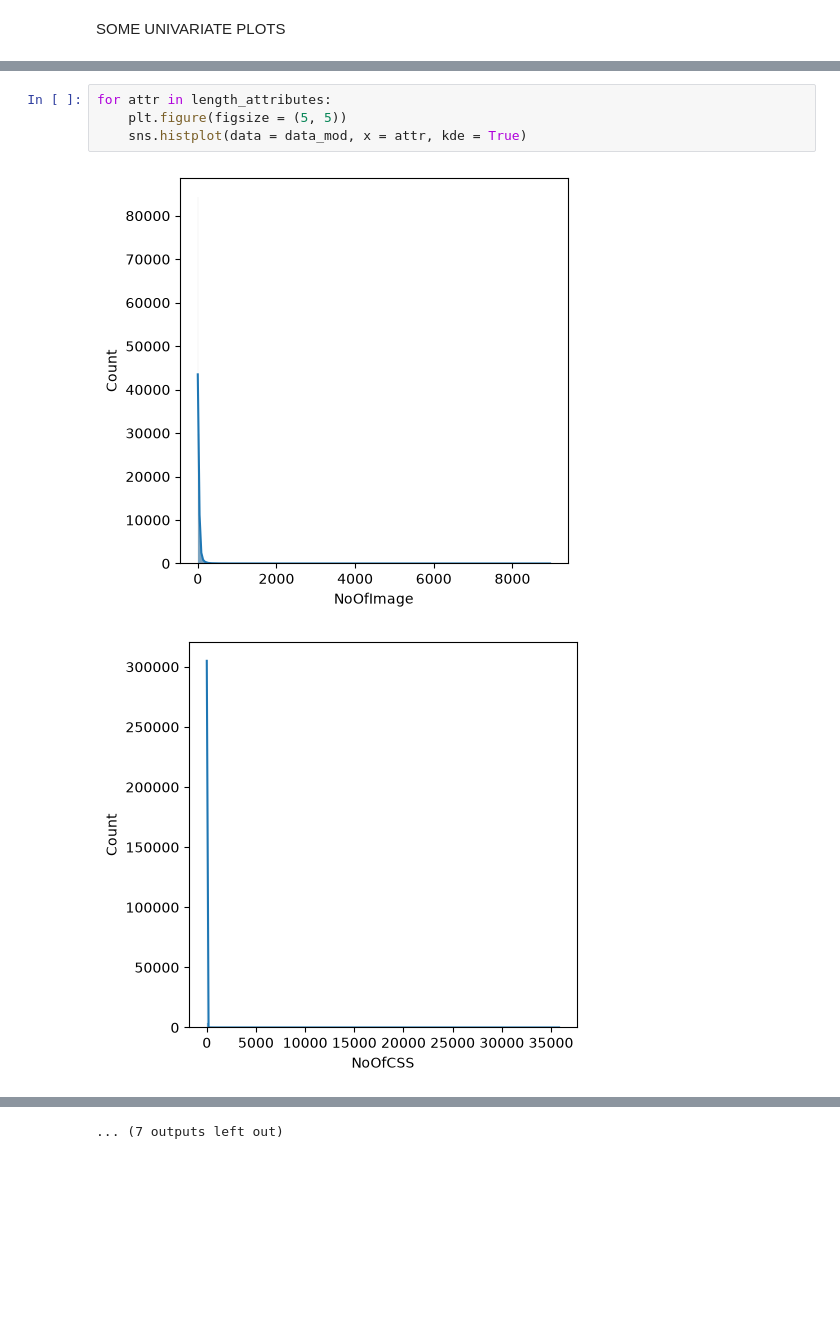
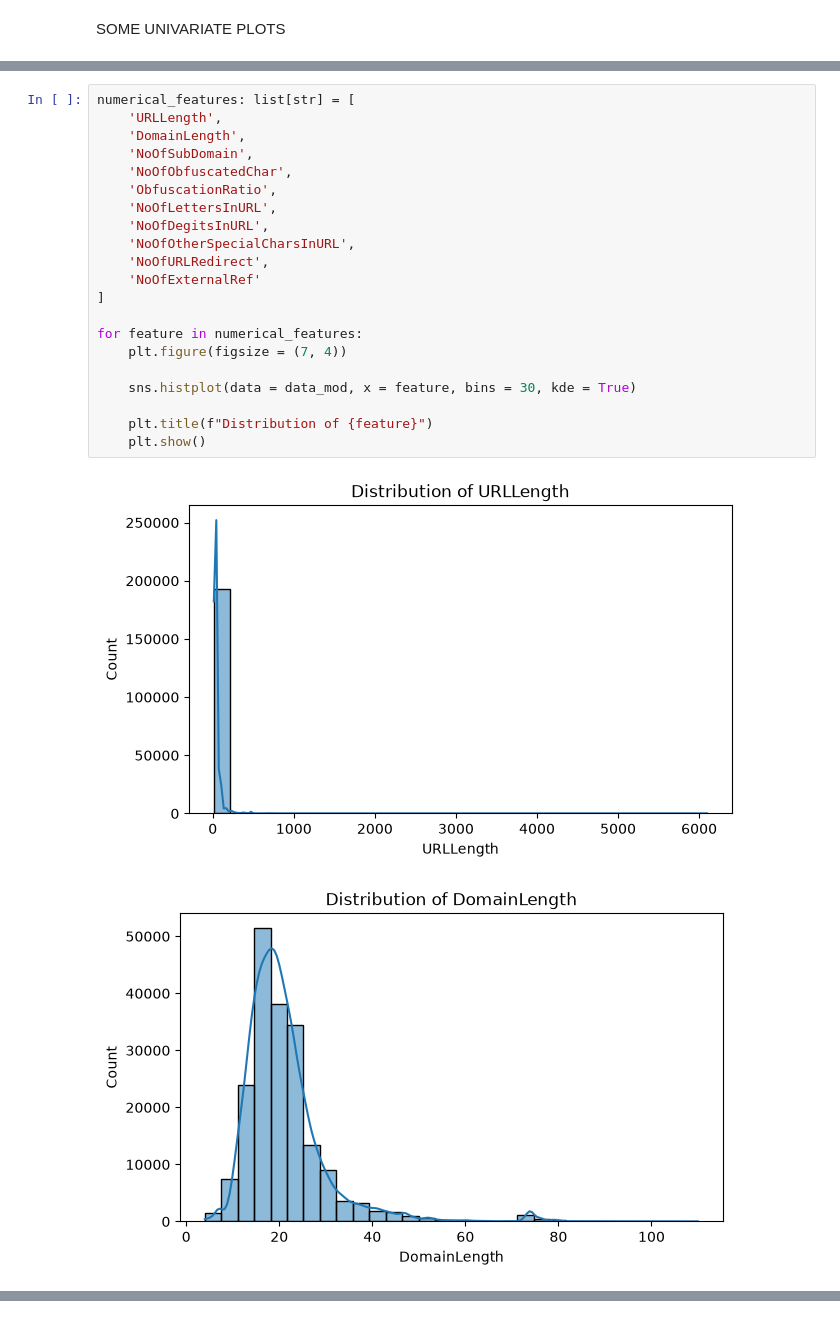
Before and after one commit to ameeqio/verfURL-intelligence, a Jupyter notebook: notebooks/eda.ipynb, the cells around one changed output, grey strips where cells are left out. Cells and saved outputs as stored; diff of their text form; blank space fills up the shorter version.

Commit message:
eda done and data loader module implemented

```diff
--- a/notebooks/eda.ipynb
+++ b/notebooks/eda.ipynb
@@ -160,7 +158,24 @@ SOME UNIVARIATE PLOTS
 # %%
-for attr in length_attributes:
-    plt.figure(figsize = (5, 5))
-    sns.histplot(data = data_mod, x = attr, kde = True)
+numerical_features: list[str] = [
+    'URLLength',
+    'DomainLength',
+    'NoOfSubDomain',
+    'NoOfObfuscatedChar',
+    'ObfuscationRatio',
+    'NoOfLettersInURL',
+    'NoOfDegitsInURL',
+    'NoOfOtherSpecialCharsInURL',
+    'NoOfURLRedirect',
+    'NoOfExternalRef'
+]
+
+for feature in numerical_features:
+    plt.figure(figsize = (7, 4))
+
+    sns.histplot(data = data_mod, x = feature, bins = 30, kde = True)
+
+    plt.title(f"Distribution of {feature}")
+    plt.show()
 # %% [output]
-[figure, old version]
+[figure, new version]
-[figure, old version]
+[figure, new version]
@@ -177 +189,0 @@ for attr in length_attributes:
-... (7 outputs left out)
```
Also changed, not shown: parts of 23 cells of this notebook, 3 other files.
